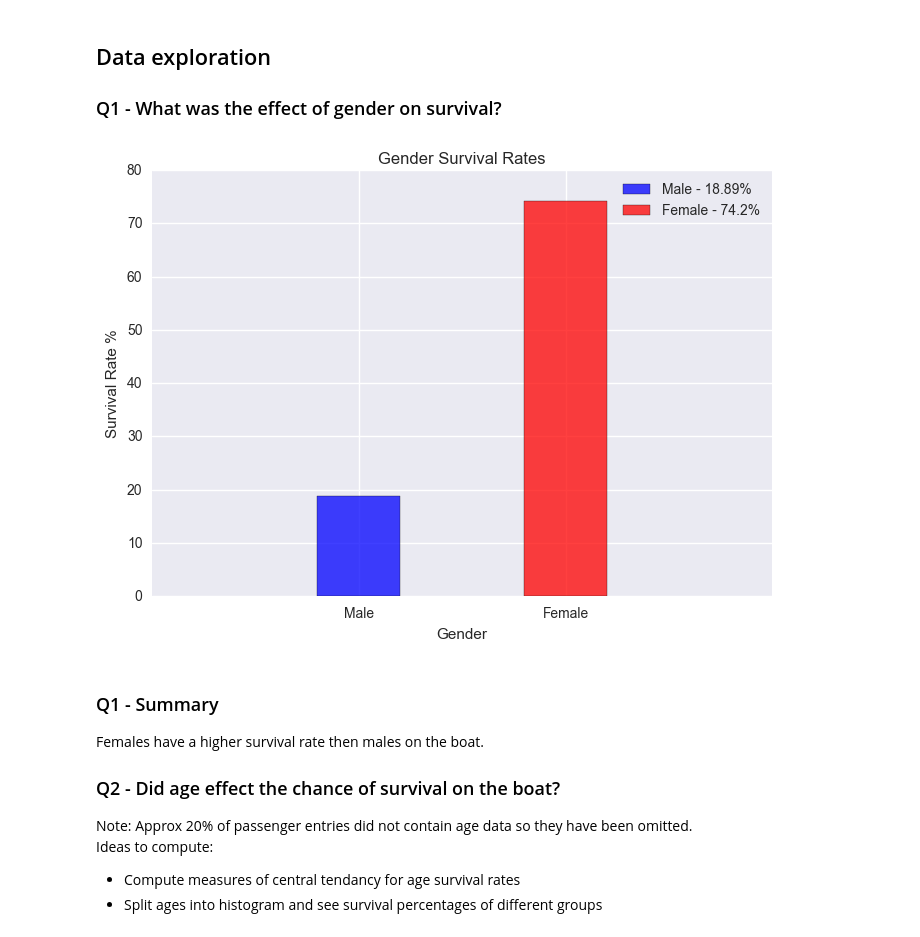
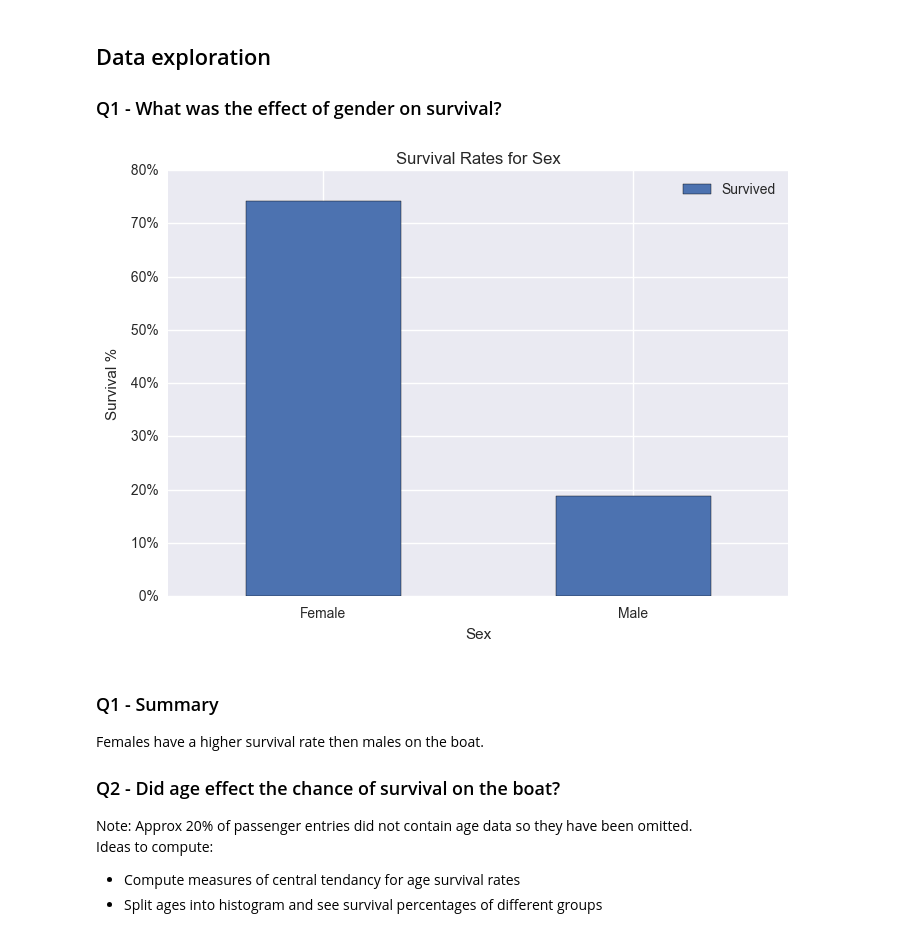
Before and after one commit to GeorgeVince/DAND_Titanic_Investigation, a Jupyter notebook: Titanic_Investigation.ipynb, the cells around one changed output. Saved outputs shown, nothing was run; the diff lists cells and outputs as text; code cells hidden in the pictures.

```diff
--- a/Titanic_Investigation.ipynb
+++ b/Titanic_Investigation.ipynb
@@ -132,40 +132,31 @@ The missing age data does not effect any other question that has been answered,
 # %% [markdown]
 <h2> Data exploration </h2>
 <h3> Q1 - What was the effect of gender on survival? </h3>
-# %%
-#Group data by sex
-total_grouped = titanic_data_trimmed.groupby('Sex').size()
-
-#Find the total survival rates of each group
-survived_by_sex = titanic_data_trimmed.groupby(['Survived','Sex']).size()
-
-#Calculate survival rates
-male_percent_survived =   round(float(survived_by_sex[1, 'male'])   / float(total_grouped['male'])   * 100,2)
-female_percent_survived = round(float(survived_by_sex[1, 'female']) / float(total_grouped['female']) * 100,2)
-
-#Chart creation
-y_val = [male_percent_survived, female_percent_survived]
-labels = ['Male', 'Female']
-colors = ['blue', 'red' ]
-x_pos = np.arange(len(y_val))
-
-f, ax = plt.subplots()
-#Loop through variables to create bar
-for x, y, color, label in zip(x_pos, y_val, colors, labels):
-    bar = ax.bar(x, y, align='center', color=color, alpha=0.75, width=0.4, label ='{} - {}%'.format(label, y))
-
-#Formatting Chart
-ax.legend()
-ax.set_xticks(x_pos)
-ax.set_xticklabels(labels)
-ax.set_xlim(-1, 2)
-ax.set_title('Gender Survival Rates')
-ax.set_ylabel('Survival Rate %')
-ax.set_xlabel('Gender')
-
-plt.show()
-# %% [output]
-[figure, removed]
+# %%
+#Function to plot survival rates, group by variable
+
+def capitalize_string(x):
+    if isinstance(x, str):
+        return x.capitalize()
+    return x
+
+def plot_survival(data, variable):
+    data = data.groupby(variable).mean().reset_index()
+    data.loc[:,variable] = data[variable].apply(capitalize_string)
+
+    ax = data.plot(kind='bar', x=variable, y='Survived', legend=True)
+    plt.title('Survival Rates for {0}'.format(variable))
+    plt.xticks(rotation=0)
+    plt.ylabel('Survival %')
+    vals = ax.get_yticks()
+    ax.set_yticklabels(['{:3.0f}%'.format(x*100) for x in vals])
+
+    plt.show()
+
+#Group data by sex
+plot_survival(titanic_data_trimmed,'Sex')
+# %% [output]
+[figure, added]
 # %% [markdown]
 <h3> Q1 - Summary </h3>
 Females have a higher survival rate then males on the boat.
```
Also changed, not shown: parts of 2 cells of this notebook.
